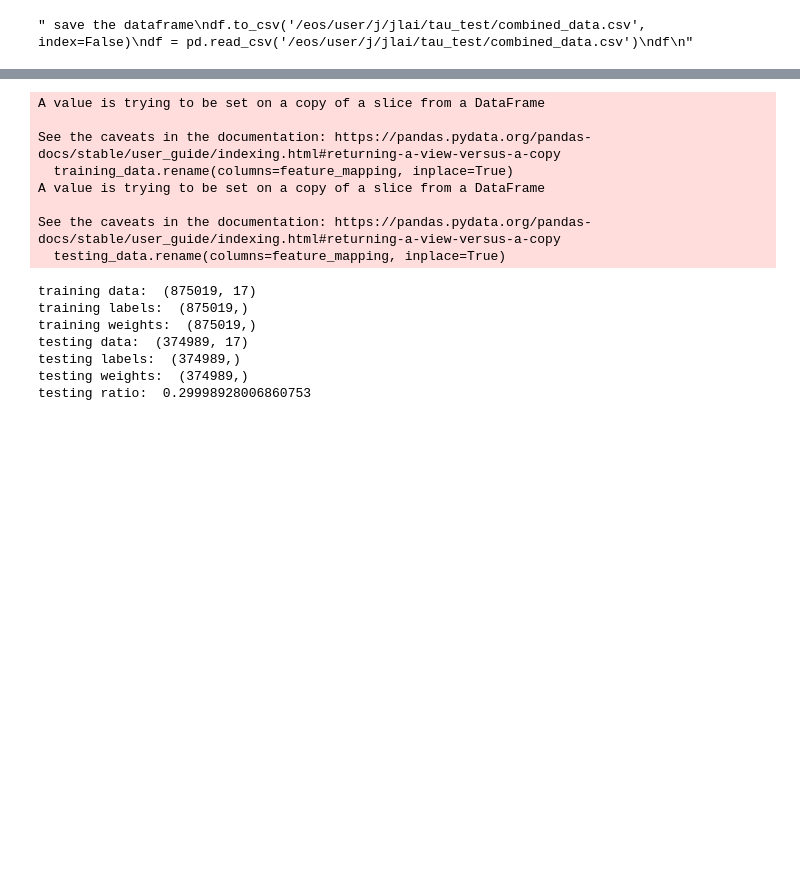
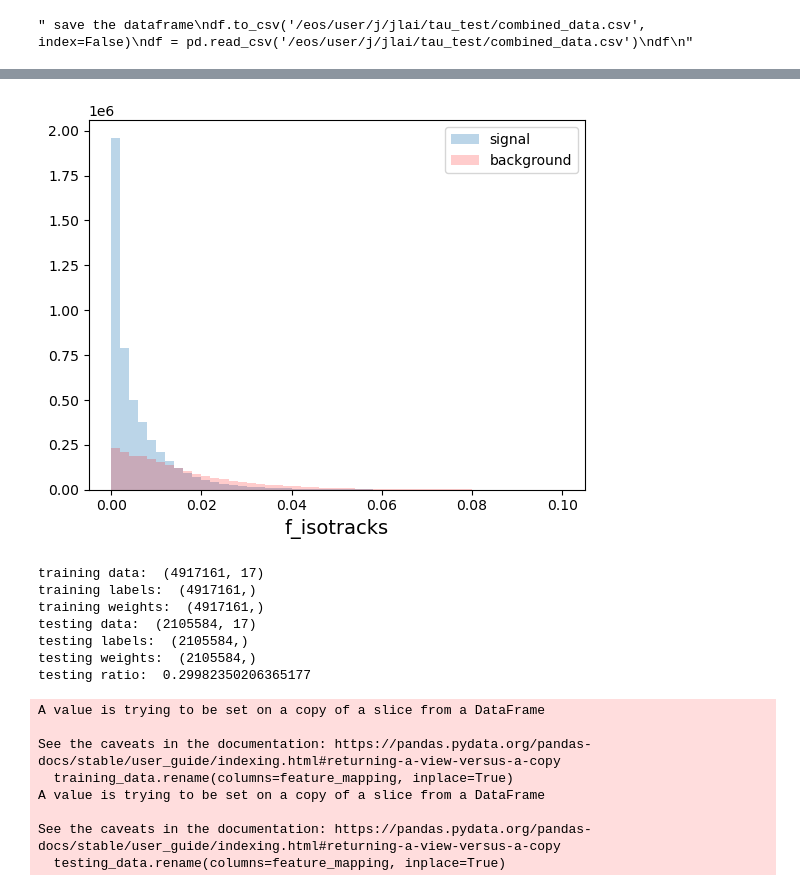
Before and after one commit to alig146/DiTau, a Jupyter notebook: run/bdt_v4_nb.ipynb, the cells around one changed output, grey strips where cells are left out. Cells and saved outputs as stored; diff of their text form; code cells hidden in the pictures; blank space fills up the shorter version.

```diff
--- a/run/bdt_v4_nb.ipynb
+++ b/run/bdt_v4_nb.ipynb
@@ -198,3 +202,16 @@ df
+# %%
+#plot m_core_subl
+plt.figure()
+plt.hist(df[(df['label']==1) & (df['f_isotracks']<.1)]['f_isotracks'], bins=50, alpha=0.3, label='signal')
+plt.hist(df[(df['label']==0) & (df['f_isotracks']<.1)]['f_isotracks'], bins=50, alpha=0.2, color= "red", label='background')
+plt.legend(loc='upper right')
+#log y axis
+# plt.yscale('log')
+#x axis label
+plt.xlabel('f_isotracks', fontsize=14)
+plt.show()
+# %% [output]
+[figure, added]
 # %%
 #the order matters. needs to be kept like this.
 training_vars = ["f_core_lead",
@@ -215,13 +232,12 @@ training_vars = ["f_core_lead",
                 "n_track",
                 "n_tracks_lead"]
 
-
 # Scrambling
 # Calculate the modulo of each eventID
 # df['eventID_mod'] = df['event_id'] % 5
 df['eventID_mod'] = df['event_id'] % 10
 
-df['weight'] = df['event_weight'] * df['pT_weight']
+# df['weight'] = df['event_weight'] * df['pT_weight']
 
 log_vars = ["f_isotracks", "m_core_lead", "m_core_subl", "m_tracks_lead", "m_tracks_subl"]
 abs_log_var = ["d0_leadtrack_lead", "d0_leadtrack_subl"]
@@ -262,21 +278,21 @@ print("testing labels: ", testing_labels.shape)
 print("testing weights: ", testing_weights.shape)
 print("testing ratio: ", testing_weights.shape[0]/(testing_weights.shape[0]+training_data.shape[0]))
 # %% [output]
-A value is trying to be set on a copy of a slice from a DataFrame
-
-See the caveats in the documentation: https://pandas.pydata.org/pandas-docs/stable/user_guide/indexing.html#returning-a-view-versus-a-copy
-  training_data.rename(columns=feature_mapping, inplace=True)
-A value is trying to be set on a copy of a slice from a DataFrame
-
-See the caveats in the documentation: https://pandas.pydata.org/pandas-docs/stable/user_guide/indexing.html#returning-a-view-versus-a-copy
-  testing_data.rename(columns=feature_mapping, inplace=True)
+training data:  (4917161, 17)
+training labels:  (4917161,)
+training weights:  (4917161,)
+testing data:  (2105584, 17)
+testing labels:  (2105584,)
+testing weights:  (2105584,)
+testing ratio:  0.29982350206365177
-training data:  (875019, 17)
-training labels:  (875019,)
-training weights:  (875019,)
-testing data:  (374989, 17)
-testing labels:  (374989,)
-testing weights:  (374989,)
-testing ratio:  0.29998928006860753
+A value is trying to be set on a copy of a slice from a DataFrame
+
+See the caveats in the documentation: https://pandas.pydata.org/pandas-docs/stable/user_guide/indexing.html#returning-a-view-versus-a-copy
+  training_data.rename(columns=feature_mapping, inplace=True)
+A value is trying to be set on a copy of a slice from a DataFrame
+
+See the caveats in the documentation: https://pandas.pydata.org/pandas-docs/stable/user_guide/indexing.html#returning-a-view-versus-a-copy
+  testing_data.rename(columns=feature_mapping, inplace=True)
 # %%
 # from sklearn.preprocessing import StandardScaler
 # scaler = StandardScaler()
```
Also changed, not shown: parts of 18 cells of this notebook, 25 other files.
